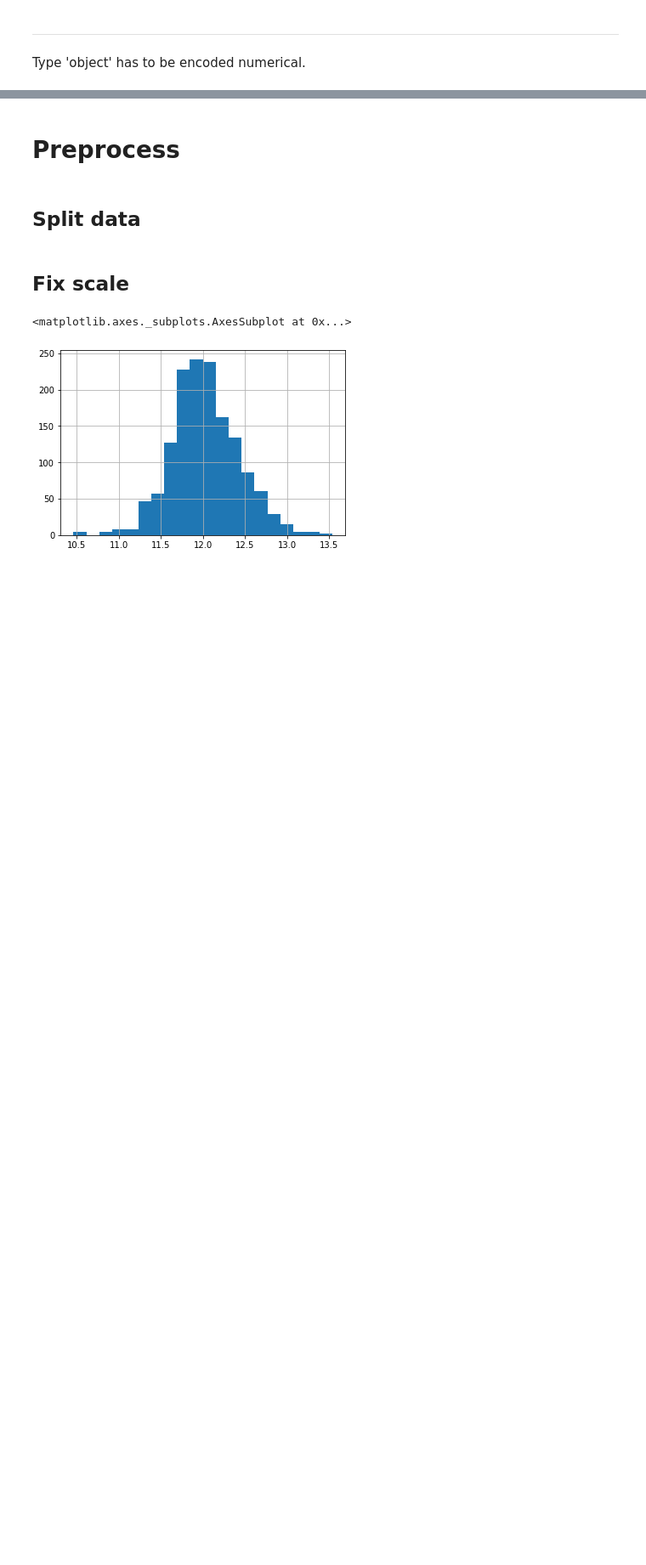
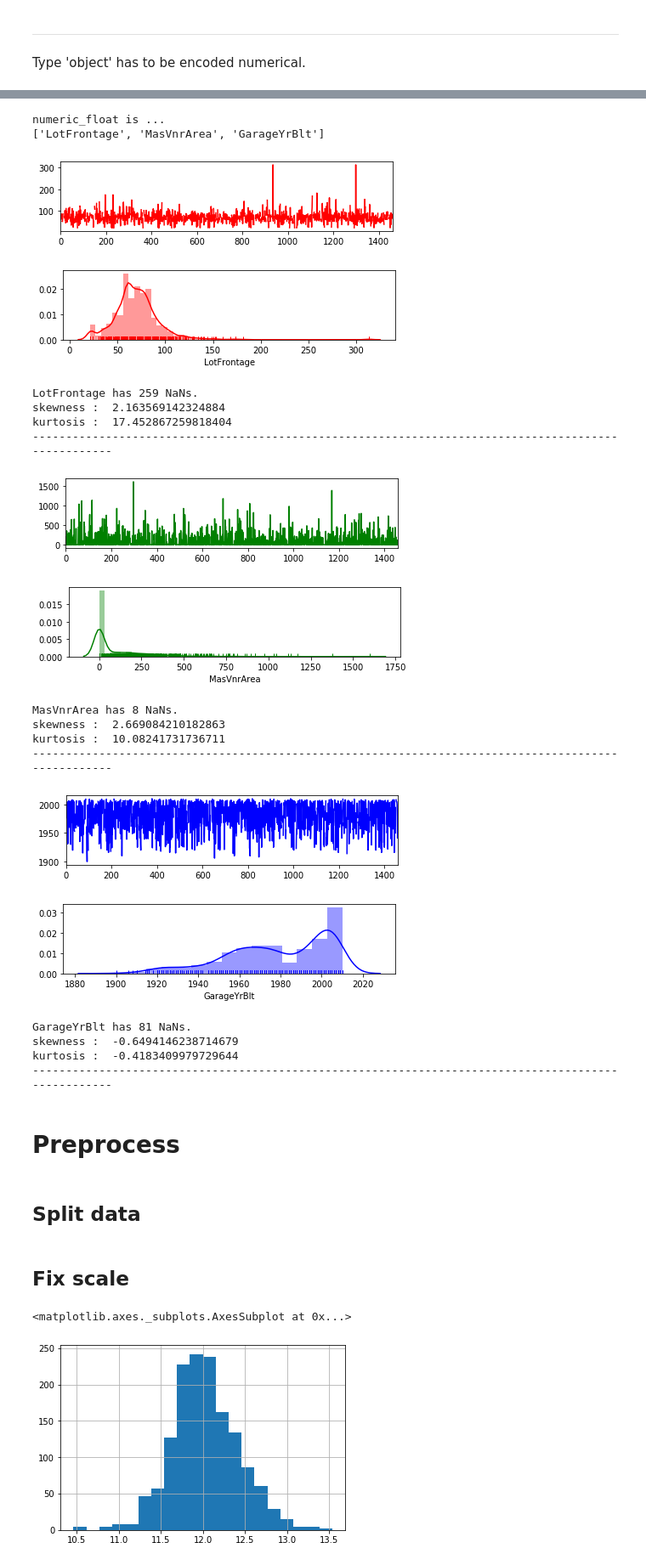
Before and after one commit to ryotayashima/Kaggle, a Jupyter notebook: GettingStart/HousePrices/new/xgboost.ipynb, the cells around one changed output, grey strips where cells are left out. Shown at 85% size. Drawn from its saved outputs; the diff is of its cells as text; code cells hidden in the pictures; blank space fills up the shorter version.

```diff
--- a/GettingStart/HousePrices/new/xgboost.ipynb
+++ b/GettingStart/HousePrices/new/xgboost.ipynb
@@ -82,3 +145,44 @@ Type 'object' has to be encoded numerical.
+# %%
+numerics_float = [col for col in types.drop(['Id','SalePrice']).index
+                               if types[col]=='float64']
+print('numeric_float is ...')
+print(numerics_float)
+# %% [output]
+numeric_float is ...
+['LotFrontage', 'MasVnrArea', 'GarageYrBlt']
+# %%
+# numeric_float
+colorlist = ["r", "g", "b", "c", "m", "y", "k"]
+for i, col in enumerate(numerics_float):
+    data_train[col].plot(figsize=(7,1.5), colors=colorlist[i%len(colorlist)])
+    plt.show()
+    plt.figure(figsize=(7,1.5))
+    sns.distplot(data_train[col].dropna(), hist=True, rug=True,
+                         color=colorlist[i%len(colorlist)])
+    plt.show()
+    print ('{} has {} NaNs.'.format(col, data_train[col].isnull().sum()))
+    print('skewness : ', data_train[col].skew())
+    print('kurtosis : ', data_train[col].kurt())
+    print('-'*100)
+# %% [output]
+[figure, added]
+[figure, added]
+LotFrontage has 259 NaNs.
+skewness :  2.163569142324884
+kurtosis :  17.452867259818404
+----------------------------------------------------------------------------------------------------
+[figure, added]
+[figure, added]
+MasVnrArea has 8 NaNs.
+skewness :  2.669084210182863
+kurtosis :  10.08241731736711
+----------------------------------------------------------------------------------------------------
+[figure, added]
+[figure, added]
+GarageYrBlt has 81 NaNs.
+skewness :  -0.6494146238714679
+kurtosis :  -0.4183409979729644
+----------------------------------------------------------------------------------------------------
 # %% [markdown]
 # Preprocess
 # %% [markdown]
```
Also changed, not shown: parts of 33 cells of this notebook, 1 other file.
